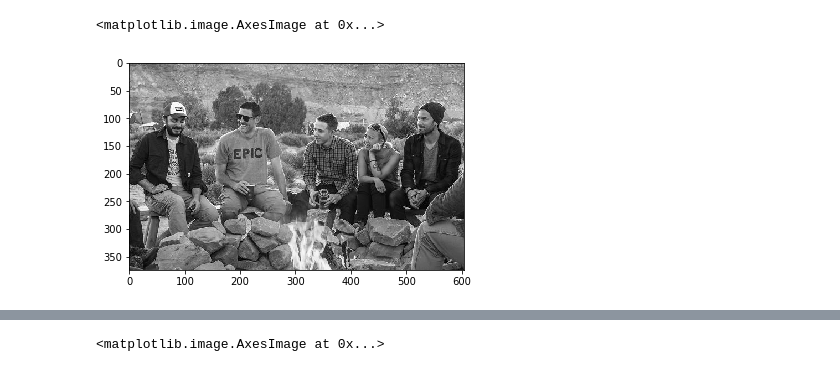
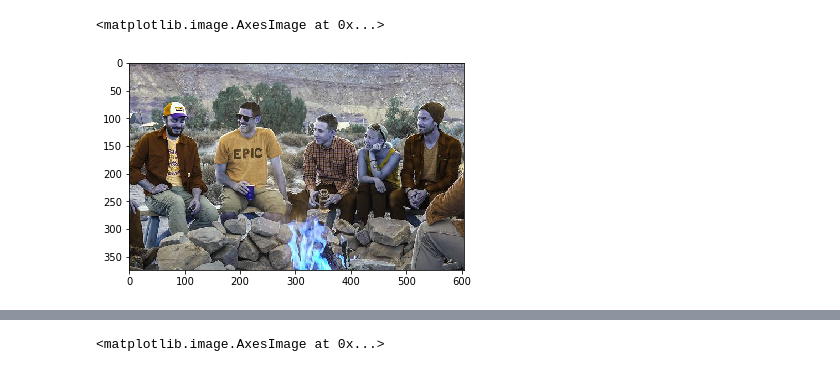
Before and after one commit to sethbunke/Computer-Vision-Starter, a Jupyter notebook: DetectFacesWithHaar.ipynb, the cells around one changed output, grey strips where cells are left out. Drawn from its saved outputs; the diff is of its cells as text; code cells hidden in the pictures.

```diff
--- a/DetectFacesWithHaar.ipynb
+++ b/DetectFacesWithHaar.ipynb
@@ -11,22 +11,22 @@ def convertToRGB(img):
 # %%
 path = 'C:\Anaconda3\envs\myWindowsCV\Library\etc\haarcascades\haarcascade_frontalface_default.xml'
 
 #load cascade classifier training file for haarcascade
 haar_face_cascade = cv2.CascadeClassifier(path)
 
 #load test iamge
 test1 = cv2.imread('.\images\people-small.jpg')
 
 #convert the test image to gray image as opencv face detector expects gray images
 gray_img = cv2.cvtColor(test1, cv2.COLOR_BGR2GRAY)
 
 #display the gray image using OpenCV
 # cv2.imshow('Test Imag', gray_img)
 # cv2.waitKey(0)
 # cv2.destroyAllWindows()
 
 #or if you have matplotlib installed then
-plt.imshow(gray_img, cmap='gray')
+plt.imshow(test1)
 # %% [output]
 <matplotlib.image.AxesImage at 0x...>
-[figure, old version]
+[figure, new version]
```
Also changed, not shown: parts of 1 cell of this notebook.
